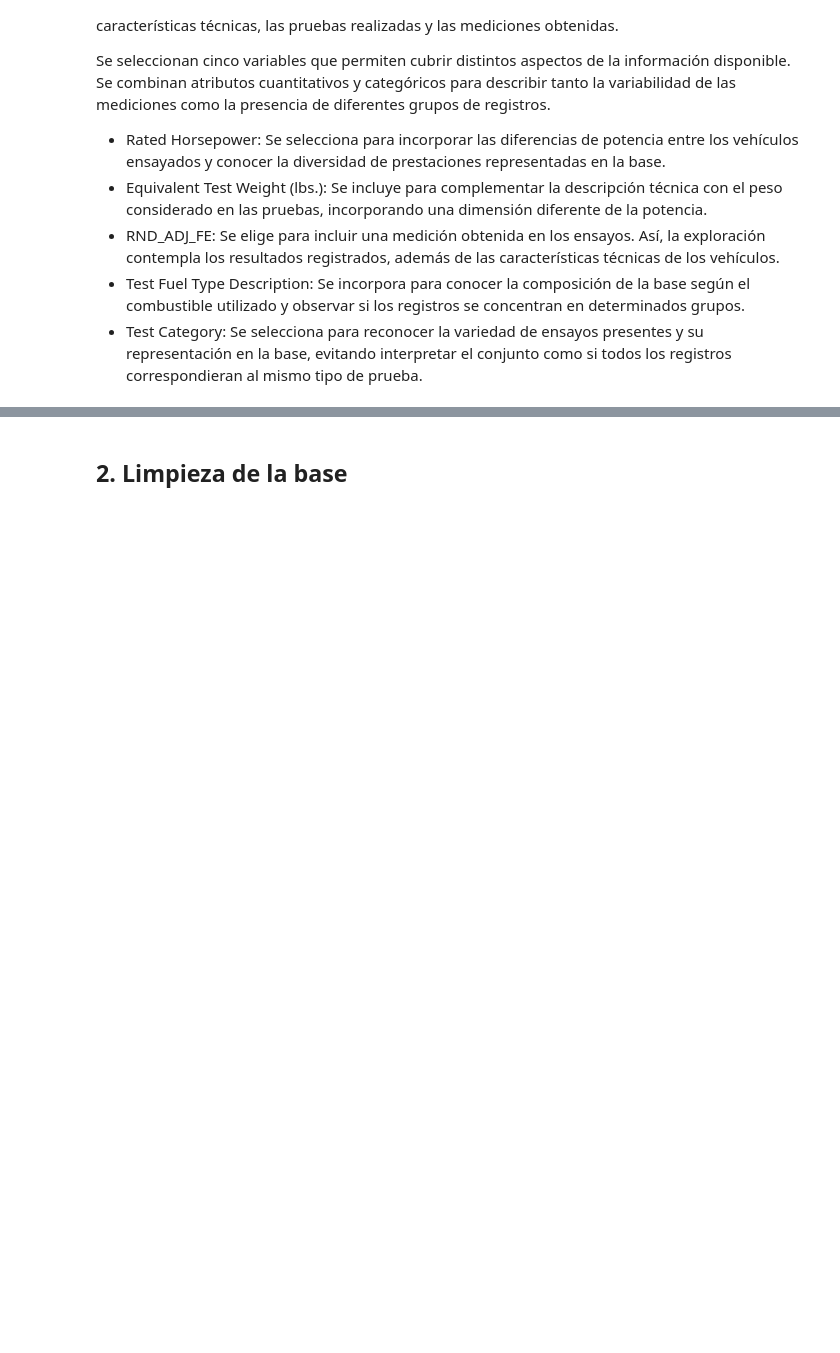
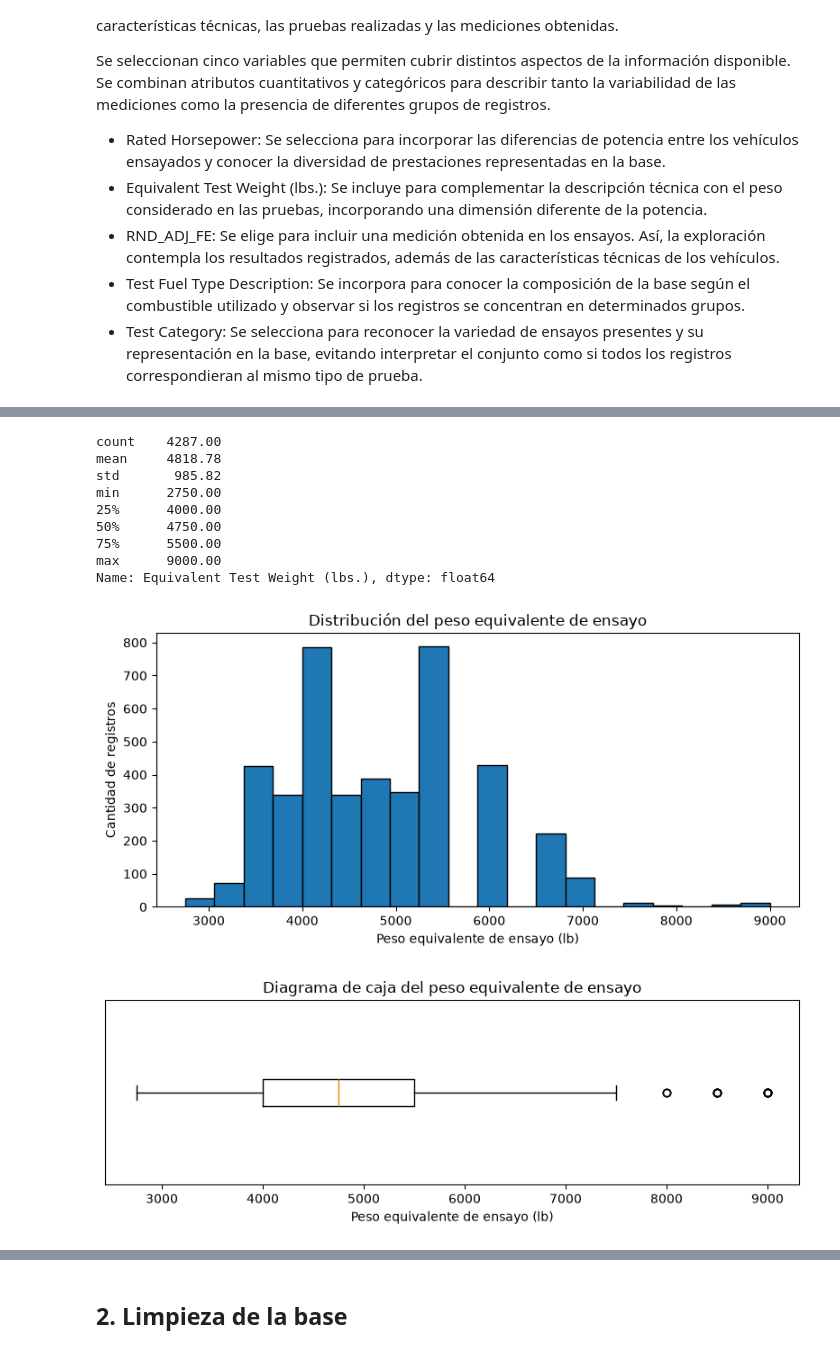
Before and after one commit to rodrigo1git/TPE-Fundamentos-de-Ciencia-de-Datos, a Jupyter notebook: TPE.ipynb, the cells around one changed output, grey strips where cells are left out. Cells and saved outputs as stored; diff of their text form; code cells hidden in the pictures; blank space fills up the shorter version.

```diff
--- a/TPE.ipynb
+++ b/TPE.ipynb
@@ -414,0 +376,32 @@ Los resultados describen registros de pruebas, no vehículos únicos, y ofrecen
+# %%
+peso = datos["Equivalent Test Weight (lbs.)"].dropna()
+
+display(peso.describe().round(2))
+
+plt.figure(figsize=(8, 4))
+plt.hist(peso, bins=20, edgecolor="black")
+plt.title("Distribución del peso equivalente de ensayo")
+plt.xlabel("Peso equivalente de ensayo (lb)")
+plt.ylabel("Cantidad de registros")
+plt.tight_layout()
+plt.show()
+
+plt.figure(figsize=(8, 3))
+plt.boxplot(peso, orientation="horizontal", whis=1.5)
+plt.title("Diagrama de caja del peso equivalente de ensayo")
+plt.xlabel("Peso equivalente de ensayo (lb)")
+plt.yticks([])
+plt.tight_layout()
+plt.show()
+# %% [output]
+count    4287.00
+mean     4818.78
+std       985.82
+min      2750.00
+25%      4000.00
+50%      4750.00
+75%      5500.00
+max      9000.00
+Name: Equivalent Test Weight (lbs.), dtype: float64
+[figure, added]
+[figure, added]
```
Also changed, not shown: parts of 11 cells of this notebook.
